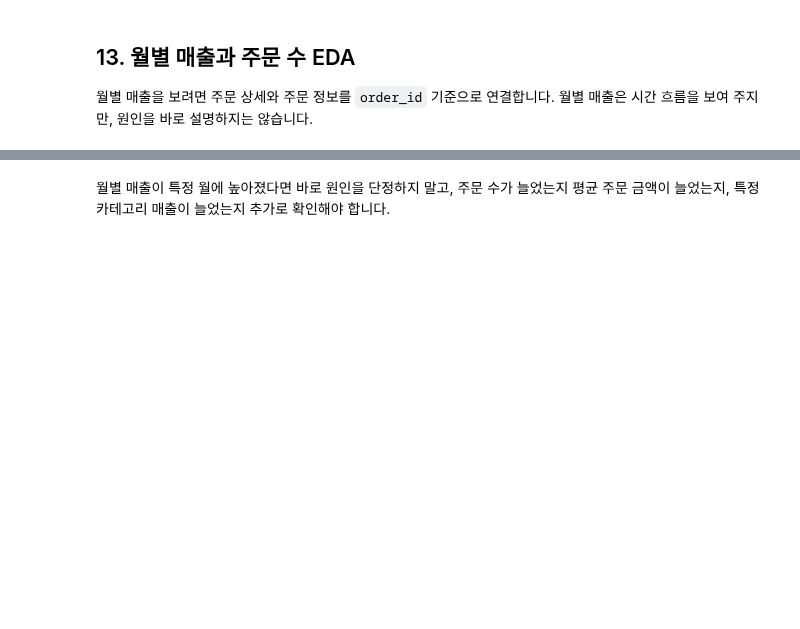
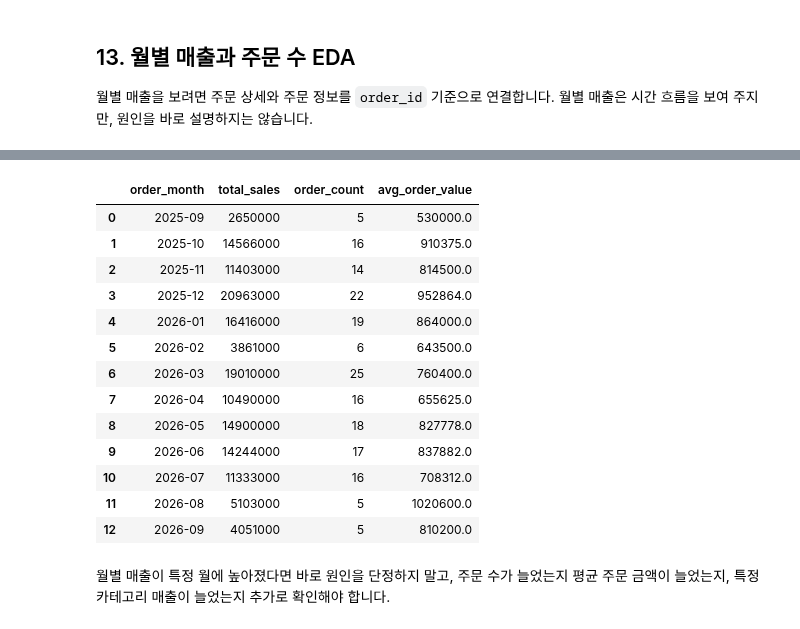
Before and after one commit to Jiwon0712/llm-data-analysis-study, a Jupyter notebook: chapter06/chapter06.ipynb, the cells around one changed output, grey strips where cells are left out. Cells and saved outputs as stored; diff of their text form; code cells hidden in the pictures; blank space fills up the shorter version.

```diff
--- a/chapter06/chapter06.ipynb
+++ b/chapter06/chapter06.ipynb
@@ -331,19 +483,35 @@ order_sales.head()
 # %%
+
 monthly_sales = (
-    order_sales
+    order_sales[order_sales['order_status'] == 'completed']
     .groupby('order_month', as_index=False)
     .agg(
         total_sales=('line_total', 'sum'),
         order_count=('order_id', 'nunique'),
     )
     .sort_values('order_month')
 )
 
 monthly_sales['avg_order_value'] = (
     monthly_sales['total_sales'] / monthly_sales['order_count']
 ).round(0)
 
 monthly_sales
+# %% [output]
+|  | order_month | total_sales | order_count | avg_order_value |
+| 0 | 2025-09 | 2650000 | 5 | 530000.0 |
+| 1 | 2025-10 | 14566000 | 16 | 910375.0 |
+| 2 | 2025-11 | 11403000 | 14 | 814500.0 |
+| 3 | 2025-12 | 20963000 | 22 | 952864.0 |
+| 4 | 2026-01 | 16416000 | 19 | 864000.0 |
+| 5 | 2026-02 | 3861000 | 6 | 643500.0 |
+| 6 | 2026-03 | 19010000 | 25 | 760400.0 |
+| 7 | 2026-04 | 10490000 | 16 | 655625.0 |
+| 8 | 2026-05 | 14900000 | 18 | 827778.0 |
+| 9 | 2026-06 | 14244000 | 17 | 837882.0 |
+| 10 | 2026-07 | 11333000 | 16 | 708312.0 |
+| 11 | 2026-08 | 5103000 | 5 | 1020600.0 |
+| 12 | 2026-09 | 4051000 | 5 | 810200.0 |
 # %% [markdown]
 월별 매출이 특정 월에 높아졌다면 바로 원인을 단정하지 말고, 주문 수가 늘었는지 평균 주문 금액이 늘었는지, 특정 카테고리 매출이 늘었는지 추가로 확인해야 합니다.
 # %% [markdown]
```
Also changed, not shown: parts of 38 cells of this notebook.
